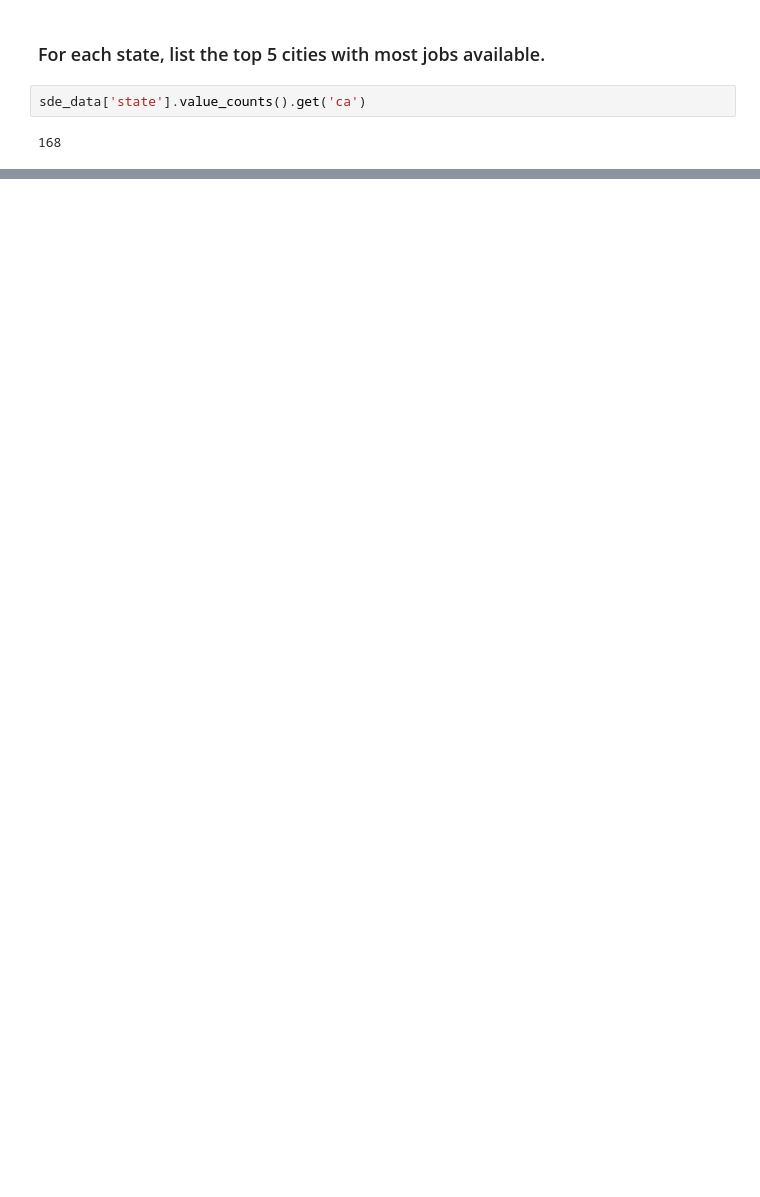
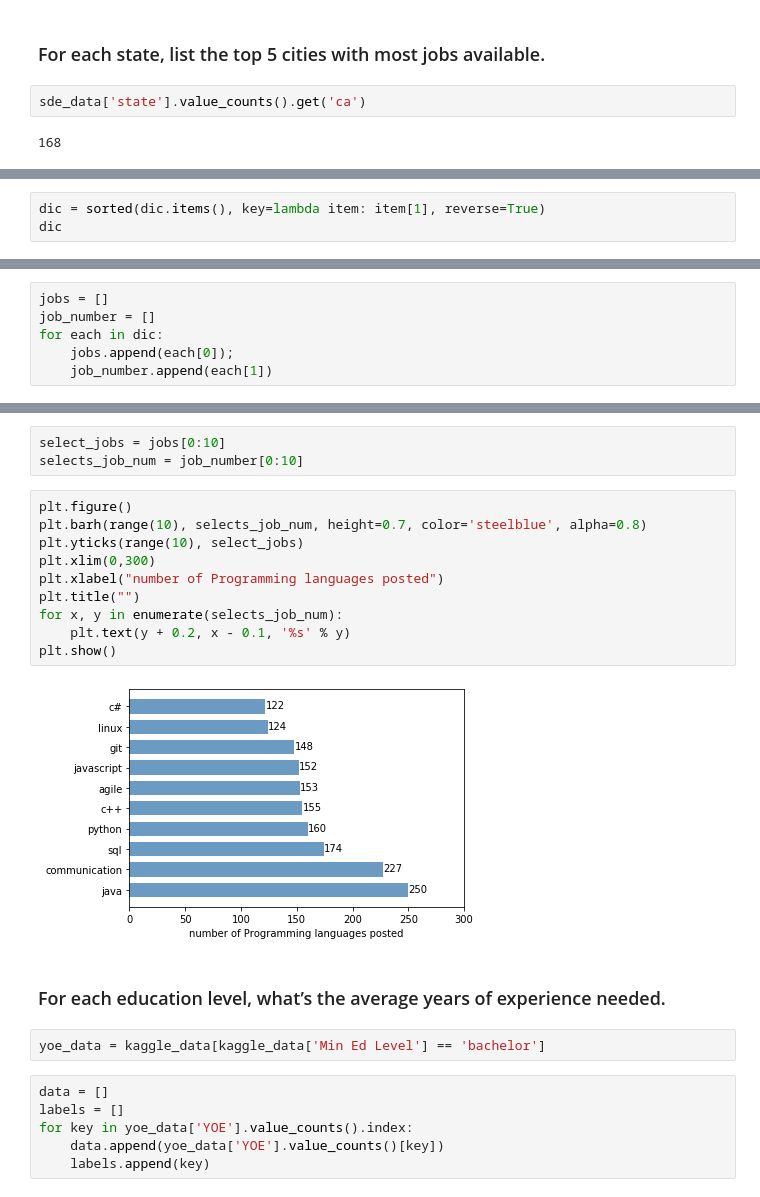
Before and after one commit to Leona-Hu/Skill-Finder, a Jupyter notebook: Skill_Finder_Analysis.ipynb, the cells around one changed output, grey strips where cells are left out. Drawn from its saved outputs; the diff is of its cells as text; blank space fills up the shorter version.

```diff
--- a/Skill_Finder_Analysis.ipynb
+++ b/Skill_Finder_Analysis.ipynb
@@ -148,0 +320,3 @@ AttributeError: 'list' object has no attribute 'hist'
+# %%
+dic = sorted(dic.items(), key=lambda item: item[1], reverse=True)
+dic
@@ -148,0 +341,6 @@ AttributeError: 'list' object has no attribute 'hist'
+# %%
+jobs = []
+job_number = []
+for each in dic:
+    jobs.append(each[0]);
+    job_number.append(each[1])
@@ -148,0 +387,25 @@ AttributeError: 'list' object has no attribute 'hist'
+# %%
+select_jobs = jobs[0:10]
+selects_job_num = job_number[0:10]
+# %%
+plt.figure()
+plt.barh(range(10), selects_job_num, height=0.7, color='steelblue', alpha=0.8)
+plt.yticks(range(10), select_jobs)
+plt.xlim(0,300)
+plt.xlabel("number of Programming languages posted")
+plt.title("")
+for x, y in enumerate(selects_job_num):
+    plt.text(y + 0.2, x - 0.1, '%s' % y)
+plt.show()
+# %% [output]
+[figure, added]
+# %% [markdown]
+### For each education level, what’s the average years of experience needed.
+# %%
+yoe_data = kaggle_data[kaggle_data['Min Ed Level'] == 'bachelor']
+# %%
+data = []
+labels = []
+for key in yoe_data['YOE'].value_counts().index:
+    data.append(yoe_data['YOE'].value_counts()[key])
+    labels.append(key)
```
Also changed, not shown: parts of 36 cells of this notebook.
